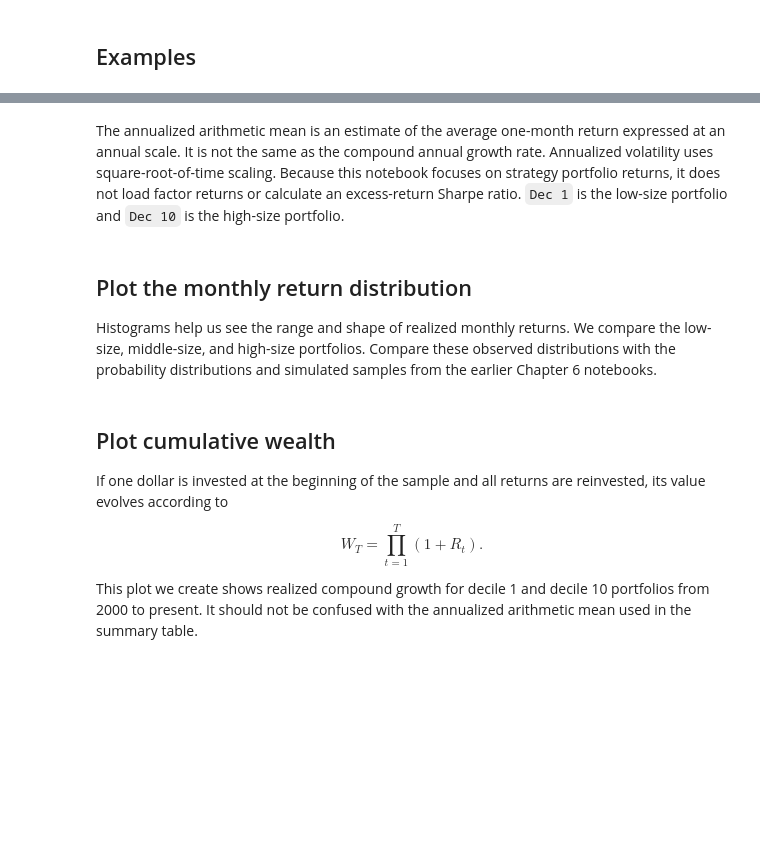
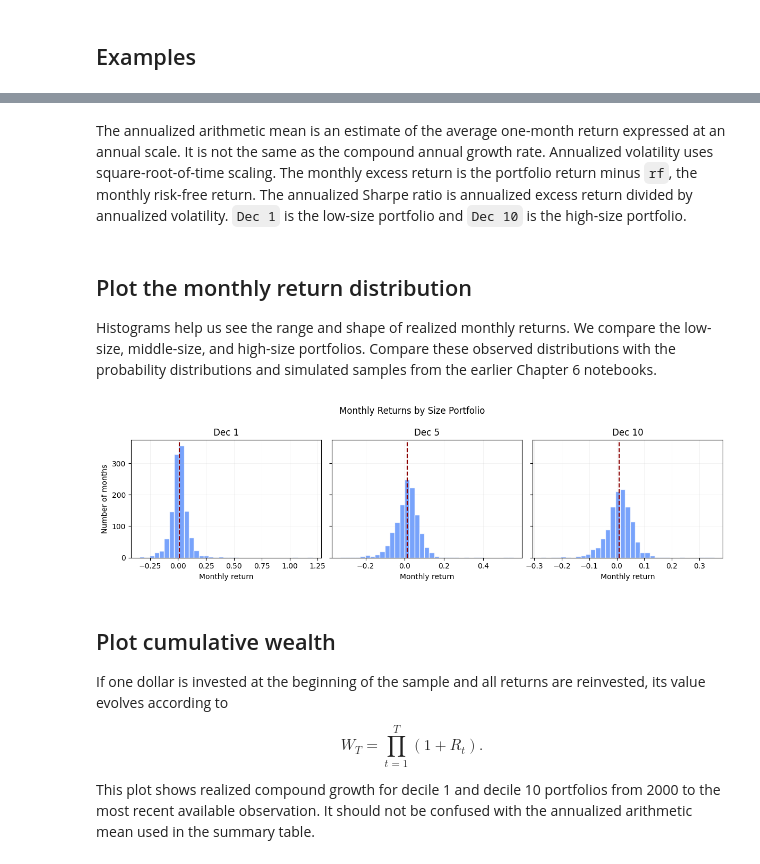
Before and after one commit to boyerb/Investments, a Jupyter notebook: Ex06-Ken French_Portfolio_Returns.ipynb, the cells around one changed output, grey strips where cells are left out. Saved outputs shown, nothing was run; the diff lists cells and outputs as text; code cells hidden in the pictures; blank space fills up the shorter version.

Commit message:
Update Chapter 6 data lab notebooks

```diff
--- a/Ex06-Ken French_Portfolio_Returns.ipynb
+++ b/Ex06-Ken French_Portfolio_Returns.ipynb
@@ -92,9 +100,10 @@ available[available["strategy"] == "size"]
 # %% [markdown]
 ## Examples
 # %%
-# Example 1: Load all available monthly value-weighted momentum decile portfolio returns.
-momentum_portfolios = fm.load_ken_french_data(
+# Example 1: Load all available monthly value-weighted size decile portfolio returns and market factors.
+size_deciles = fm.load_ken_french_data(
     data_type='deciles',
-    strategy='momentum'
+    strategy='size',
+    include_factors='market'
 )
-momentum_portfolios.head()
+size_deciles.head()
@@ -127,16 +166,25 @@ Below we comute summary statistics for the momentum decile portfolios. We annual
 # %%
-# Estimate summary statistics for the momentum monthly deciles
+# Estimate summary statistics for the monthly size deciles
 
 months_per_year = 12
 
-summary_stats = pd.DataFrame(index=momentum_portfolios.columns)
-summary_stats['Observations'] = momentum_portfolios.count()
-summary_stats['Monthly arithmetic mean'] = momentum_portfolios.mean()
-summary_stats['Monthly volatility'] = momentum_portfolios.std()
+portfolio_columns = [column for column in size_deciles.columns if column.startswith('Dec ')]
+portfolio_returns = size_deciles[portfolio_columns]
+portfolio_excess_returns = portfolio_returns.sub(size_deciles['rf'], axis=0)
+
+summary_stats = pd.DataFrame(index=portfolio_returns.columns)
+summary_stats['Observations'] = portfolio_returns.count()
+summary_stats['Monthly arithmetic mean'] = portfolio_returns.mean()
+summary_stats['Monthly volatility'] = portfolio_returns.std()
 summary_stats['Annualized arithmetic mean'] = months_per_year * summary_stats['Monthly arithmetic mean']
 summary_stats['Annualized volatility'] = np.sqrt(months_per_year) * summary_stats['Monthly volatility']
-summary_stats['Monthly minimum'] = momentum_portfolios.min()
-summary_stats['Monthly 5th percentile'] = momentum_portfolios.quantile(0.05)
-summary_stats['Monthly maximum'] = momentum_portfolios.max()
+summary_stats['Monthly excess mean'] = portfolio_excess_returns.mean()
+summary_stats['Annualized excess mean'] = months_per_year * summary_stats['Monthly excess mean']
+summary_stats['Annualized Sharpe ratio'] = (
+    summary_stats['Annualized excess mean'] / summary_stats['Annualized volatility']
+)
+summary_stats['Monthly minimum'] = portfolio_returns.min()
+summary_stats['Monthly 5th percentile'] = portfolio_returns.quantile(0.05)
+summary_stats['Monthly maximum'] = portfolio_returns.max()
 
 summary_stats
@@ -143,5 +203,5 @@ summary_stats
 # %% [markdown]
-The annualized arithmetic mean is an estimate of the average one-month return expressed at an annual scale. It is not the same as the compound annual growth rate. Annualized volatility uses square-root-of-time scaling. Because this notebook focuses on strategy portfolio returns, it does not load factor returns or calculate an excess-return Sharpe ratio. `Dec 1` is the low-size portfolio and `Dec 10` is the high-size portfolio.
+The annualized arithmetic mean is an estimate of the average one-month return expressed at an annual scale. It is not the same as the compound annual growth rate. Annualized volatility uses square-root-of-time scaling. The monthly excess return is the portfolio return minus `rf`, the monthly risk-free return. The annualized Sharpe ratio is annualized excess return divided by annualized volatility. `Dec 1` is the low-size portfolio and `Dec 10` is the high-size portfolio.
 # %% [markdown]
 ## Plot the monthly return distribution
 
@@ -149,15 +209,17 @@ Histograms help us see the range and shape of realized monthly returns. We compa
 # %%
 fig, axes = plt.subplots(1, 3, figsize=(12, 3.5), sharey=True)
 for column, ax in zip(['Dec 1', 'Dec 5', 'Dec 10'], axes):
-    ax.hist(momentum_portfolios[column], bins=35, edgecolor='white', alpha=0.8)
-    ax.axvline(momentum_portfolios[column].mean(), color='darkred', linestyle='--')
+    ax.hist(portfolio_returns[column], bins=35, edgecolor='white', alpha=0.8)
+    ax.axvline(portfolio_returns[column].mean(), color='darkred', linestyle='--')
     ax.set_title(column)
     ax.set_xlabel('Monthly return')
     ax.grid(alpha=0.2)
 axes[0].set_ylabel('Number of months')
 fig.suptitle('Monthly Returns by Size Portfolio')
 fig.tight_layout()
 plt.show()
+# %% [output]
+[figure, added]
 # %% [markdown]
 ## Plot cumulative wealth
 
@@ -165,6 +227,6 @@ If one dollar is invested at the beginning of the sample and all returns are rei
 
 $$W_T = \prod_{t=1}^{T}(1+R_t).$$
 
-This plot we create shows realized compound growth for decile 1 and decile 10 portfolios from 2000 to present. It should not be confused with the annualized arithmetic mean used in the summary table.
+This plot shows realized compound growth for decile 1 and decile 10 portfolios from 2000 to the most recent available observation. It should not be confused with the annualized arithmetic mean used in the summary table.
 # %%
 selected_portfolios = ['Dec 1', 'Dec 10']
```
Also changed, not shown: parts of 10 cells of this notebook, 1 other file.
